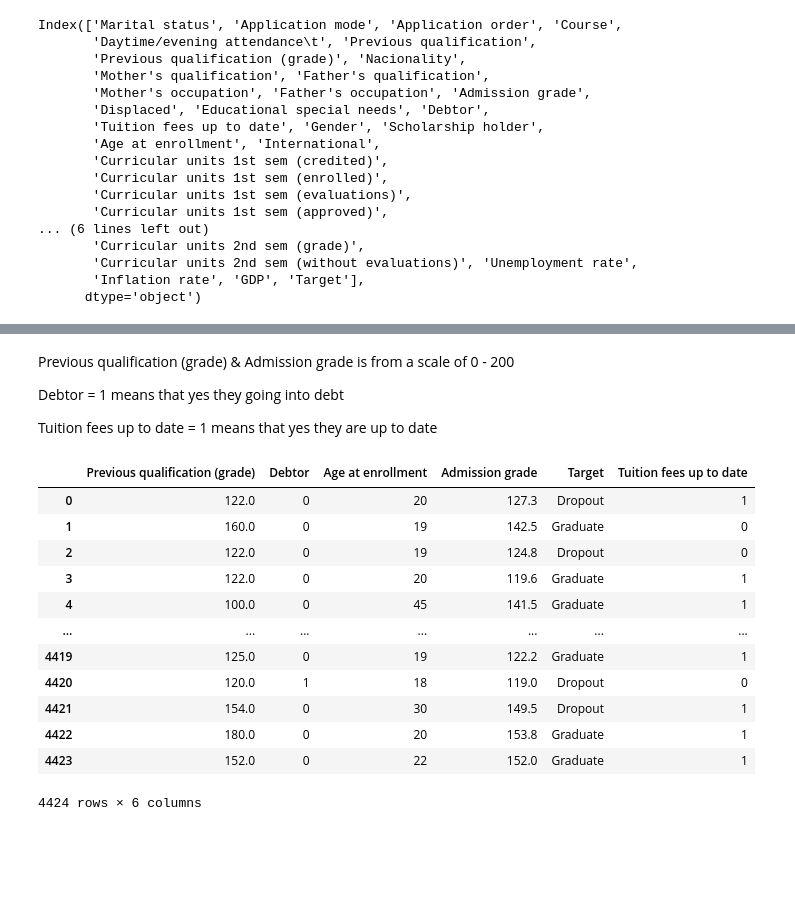
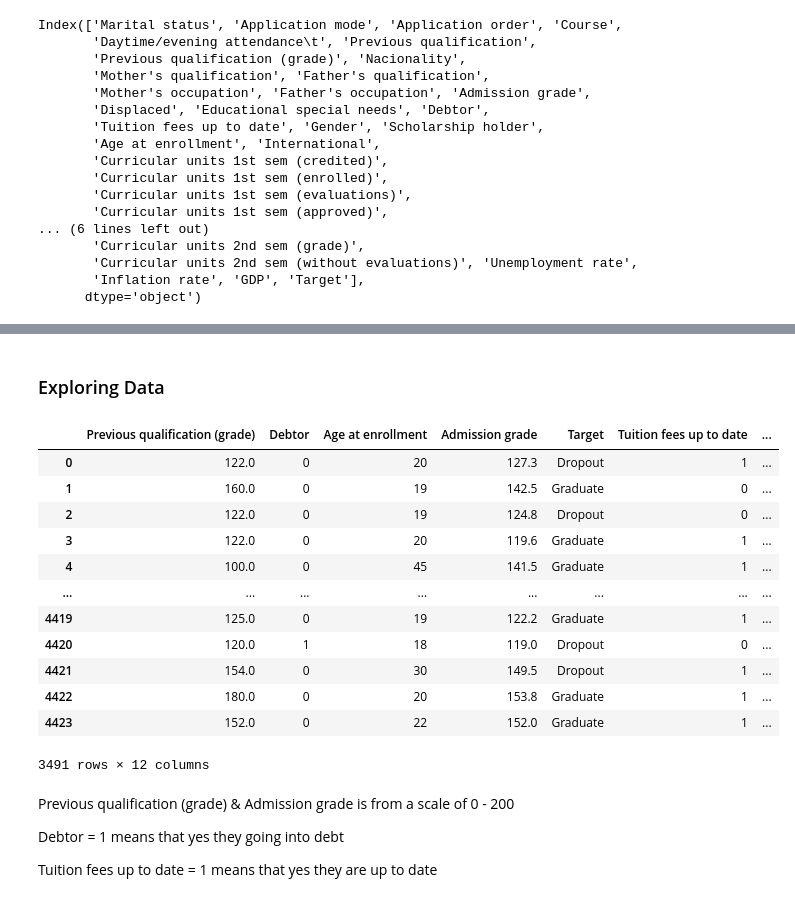
Before and after one commit to UCB-stat-159-f25/final-shrija-owen-allison, a Jupyter notebook: Notebook1.ipynb, the cells around one changed output, grey strips where cells are left out. Drawn from its saved outputs; the diff is of its cells as text; code cells hidden in the pictures; blank space fills up the shorter version.

```diff
--- a/Notebook1.ipynb
+++ b/Notebook1.ipynb
@@ -42,3 +286,30 @@ clean_sd = student_data[['Previous qualification (grade)','Debtor', 'Age at enro
+# %% [markdown]
+### Exploring Data
+# %%
+# 139 parents have an unknown level of education
+# Students "enrolled" ~ 800
+
+# Dataframe without the 'unknown' category
+clean_sd_education = clean_sd[
+    (clean_sd["Mother's qualification"] != 34) &
+    (clean_sd["Father's qualification"] != 34)
+]
+
+clean_sd_education
+# %% [output]
+|  | Previous qualification (grade) | Debtor | Age at enrollment | Admission grade | Target | Tuition fees up to date | ... |
+| 0 | 122.0 | 0 | 20 | 127.3 | Dropout | 1 | ... |
+| 1 | 160.0 | 0 | 19 | 142.5 | Graduate | 0 | ... |
+| 2 | 122.0 | 0 | 19 | 124.8 | Dropout | 0 | ... |
+| 3 | 122.0 | 0 | 20 | 119.6 | Graduate | 1 | ... |
+| 4 | 100.0 | 0 | 45 | 141.5 | Graduate | 1 | ... |
+| ... | ... | ... | ... | ... | ... | ... | ... |
+| 4419 | 125.0 | 0 | 19 | 122.2 | Graduate | 1 | ... |
+| 4420 | 120.0 | 1 | 18 | 119.0 | Dropout | 0 | ... |
+| 4421 | 154.0 | 0 | 30 | 149.5 | Dropout | 1 | ... |
+| 4422 | 180.0 | 0 | 20 | 153.8 | Graduate | 1 | ... |
+| 4423 | 152.0 | 0 | 22 | 152.0 | Graduate | 1 | ... |
+3491 rows × 12 columns
 # %% [markdown]
 Previous qualification (grade) & Admission grade is from a scale of 0 - 200
 
@@ -49,19 +320,3 @@ Debtor = 1 means that yes they going into debt
 
 
 Tuition fees up to date = 1 means that yes they are up to date
-# %%
-clean_sd
-# %% [output]
-|  | Previous qualification (grade) | Debtor | Age at enrollment | Admission grade | Target | Tuition fees up to date |
-| 0 | 122.0 | 0 | 20 | 127.3 | Dropout | 1 |
-| 1 | 160.0 | 0 | 19 | 142.5 | Graduate | 0 |
-| 2 | 122.0 | 0 | 19 | 124.8 | Dropout | 0 |
-| 3 | 122.0 | 0 | 20 | 119.6 | Graduate | 1 |
-| 4 | 100.0 | 0 | 45 | 141.5 | Graduate | 1 |
-| ... | ... | ... | ... | ... | ... | ... |
-| 4419 | 125.0 | 0 | 19 | 122.2 | Graduate | 1 |
-| 4420 | 120.0 | 1 | 18 | 119.0 | Dropout | 0 |
-| 4421 | 154.0 | 0 | 30 | 149.5 | Dropout | 1 |
-| 4422 | 180.0 | 0 | 20 | 153.8 | Graduate | 1 |
-| 4423 | 152.0 | 0 | 22 | 152.0 | Graduate | 1 |
-4424 rows × 6 columns
```
Also changed, not shown: parts of 14 cells of this notebook.
